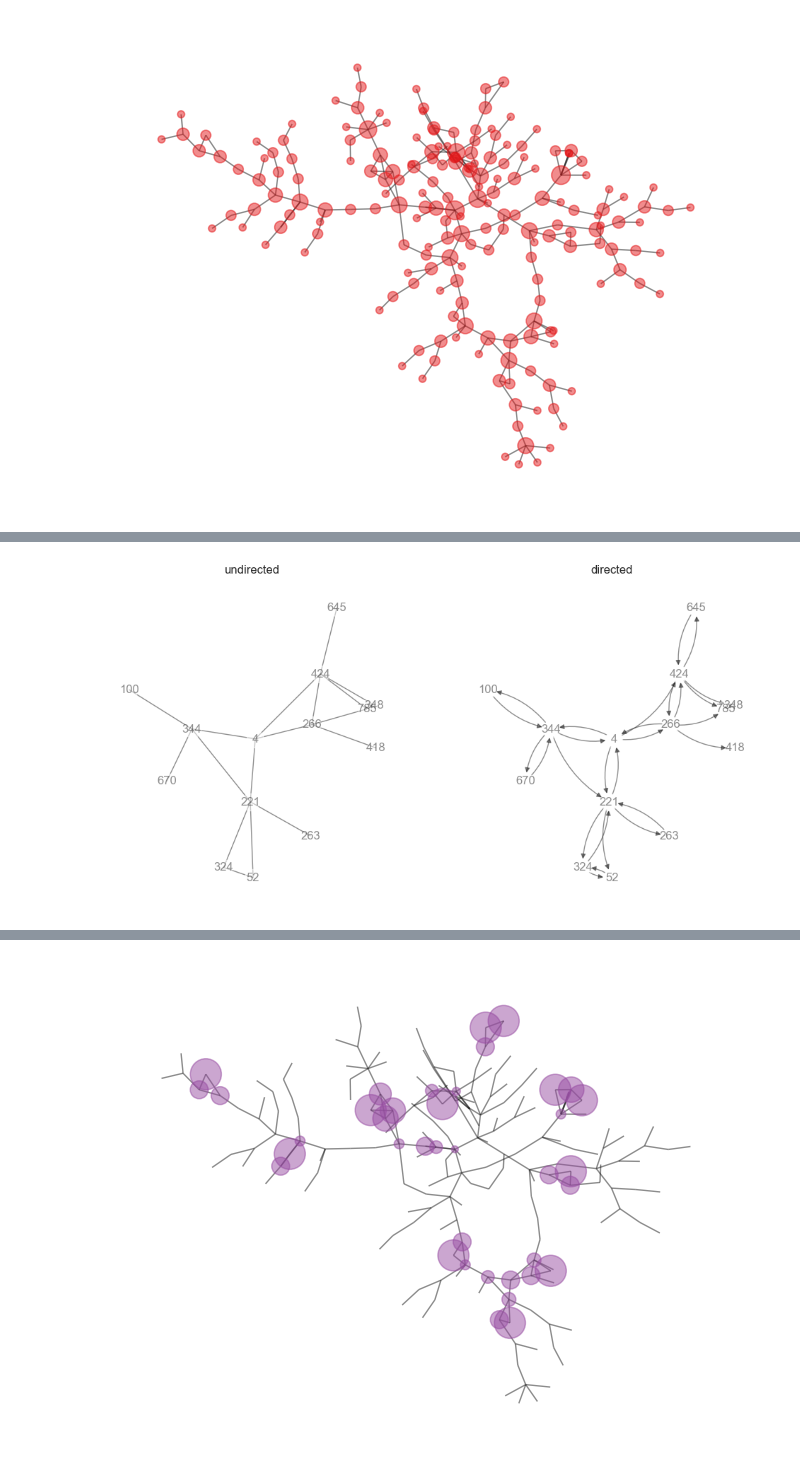
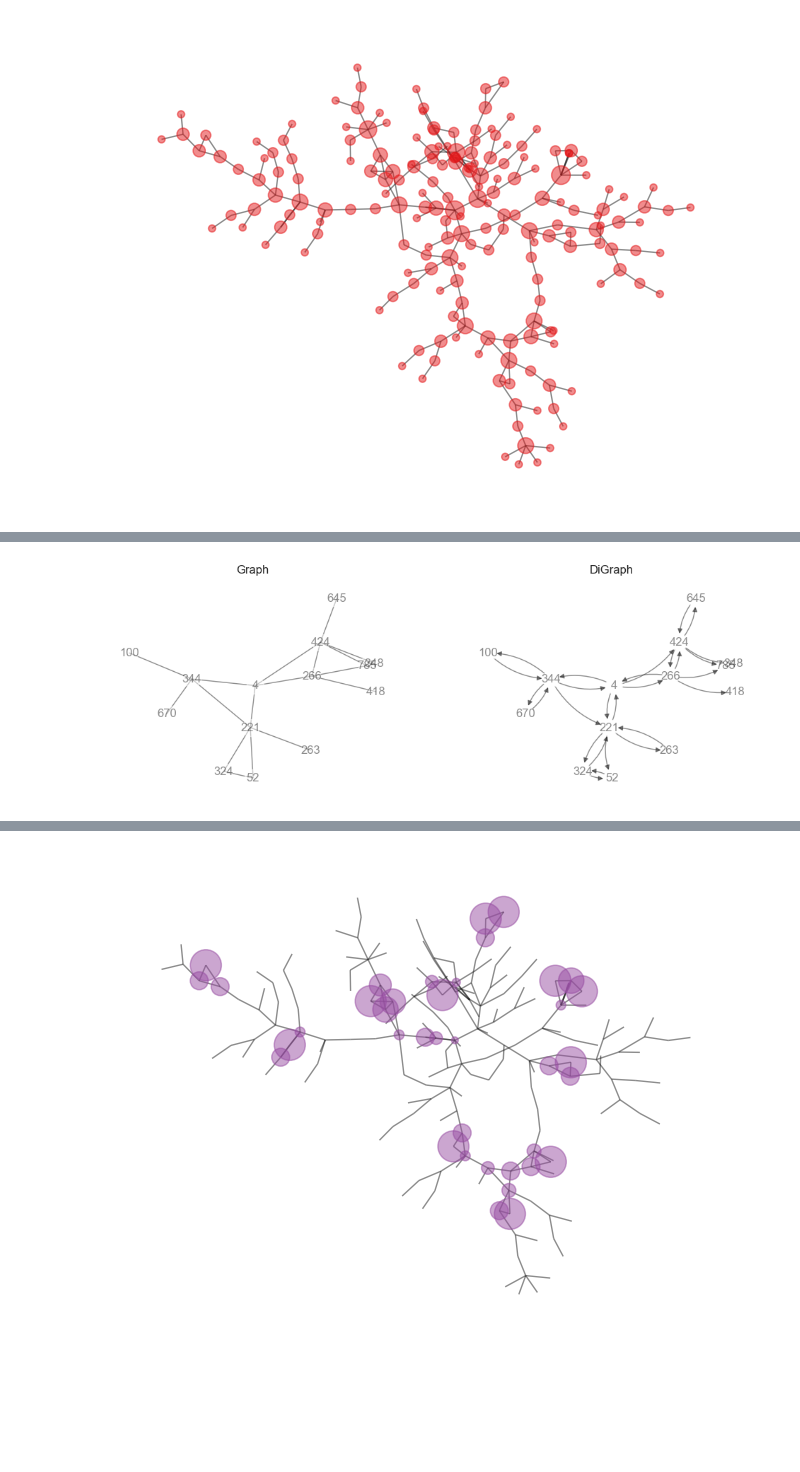
Before and after one commit to gesiscss/css_methods_python, a Jupyter notebook: d_data_analysis_methods/1_micro_level_network_analysis_and_community_detection.ipynb, the cells around one changed output, grey strips where cells are left out. Saved outputs shown, nothing was run; the diff lists cells and outputs as text; code cells hidden in the pictures; blank space fills up the shorter version.

```diff
--- a/d_data_analysis_methods/1_micro_level_network_analysis_and_community_detection.ipynb
+++ b/d_data_analysis_methods/1_micro_level_network_analysis_and_community_detection.ipynb
@@ -170,0 +76,20 @@ D_communication.out_degree()[n]
+# %%
+networks = [G_communication.subgraph(nodes=[4, 221, 266, 344, 424]), D_communication.subgraph(nodes=[4, 221, 266, 344, 424]), MG_communication.subgraph(nodes=[4, 221, 266, 344, 424]), MD_communication.subgraph(nodes=[4, 221, 266, 344, 424])]
+edge_colors = [None, None, [key for u, v, key in MG_communication.subgraph(nodes=[4, 221, 266, 344, 424]).edges.keys()], [key for u, v, key in MD_communication.subgraph(nodes=[4, 221, 266, 344, 424]).edges.keys()]]
+titles = ['Graph', 'DiGraph', 'MultiGraph', 'MultiDiGraph']
+
+fig, axs = plt.subplots(1, 4, figsize=(12, 3))
+for i in range(4):
+    axs[i].set_title(titles[i])
+    nx.draw(
+        G = networks[i],
+        pos = nx.get_node_attributes(G=networks[i], name='pos'),
+        with_labels = True,
+        ax = axs[i],
+        node_color = 'white',
+        alpha = .5,
+        edge_color = edge_colors[i],
+        cmap = plt.cm.rainbow,
+        edge_cmap = plt.cm.bwr,
+        connectionstyle = 'arc3, rad=0.2'
+    )
@@ -218,24 +184,18 @@ Clothenes centrality do not differentiate between multiplex and singleplex netwo
 # %%
-fig, axs = plt.subplots(1, 2, figsize=(12, 6))
-axs[0].set_title('undirected')
-nx.draw(
-    G = G_communication.subgraph(nodes=[4, 52, 100, 221, 263, 266, 324, 344, 348, 418, 424, 645, 670, 785]),
-    ax = axs[0],
-    pos = nx.get_node_attributes(G=G_communication, name='pos'),
-    with_labels = True,
-    node_color = 'white',
-    alpha = .5,
-    connectionstyle = 'arc3, rad=0.2'
-)
-axs[1].set_title('directed')
-nx.draw(
-    G = D_communication.subgraph(nodes=[4, 52, 100, 221, 263, 266, 324, 344, 348, 418, 424, 645, 670, 785]),
-    ax = axs[1],
-    pos = nx.get_node_attributes(G=D_communication, name='pos'),
-    with_labels = True,
-    node_color = 'white',
-    alpha = .5,
-    connectionstyle = 'arc3, rad=0.2'
-)
+networks = [G_communication.subgraph(nodes=[4, 52, 100, 221, 263, 266, 324, 344, 348, 418, 424, 645, 670, 785]), D_communication.subgraph(nodes=[4, 52, 100, 221, 263, 266, 324, 344, 348, 418, 424, 645, 670, 785])]
+titles = ['Graph', 'DiGraph']
+
+fig, axs = plt.subplots(1, 2, figsize=(12, 4))
+for i in range(2):
+    axs[i].set_title(titles[i])
+    nx.draw(
+        G = networks[i],
+        pos = nx.get_node_attributes(G=networks[i], name='pos'),
+        with_labels = True,
+        ax = axs[i],
+        node_color = 'white',
+        alpha = .5,
+        connectionstyle = 'arc3, rad=0.2'
+    )
 # %% [output]
-[figure, old version]
+[figure, new version]
```
Also changed, not shown: parts of 201 cells of this notebook, 1 other file.
